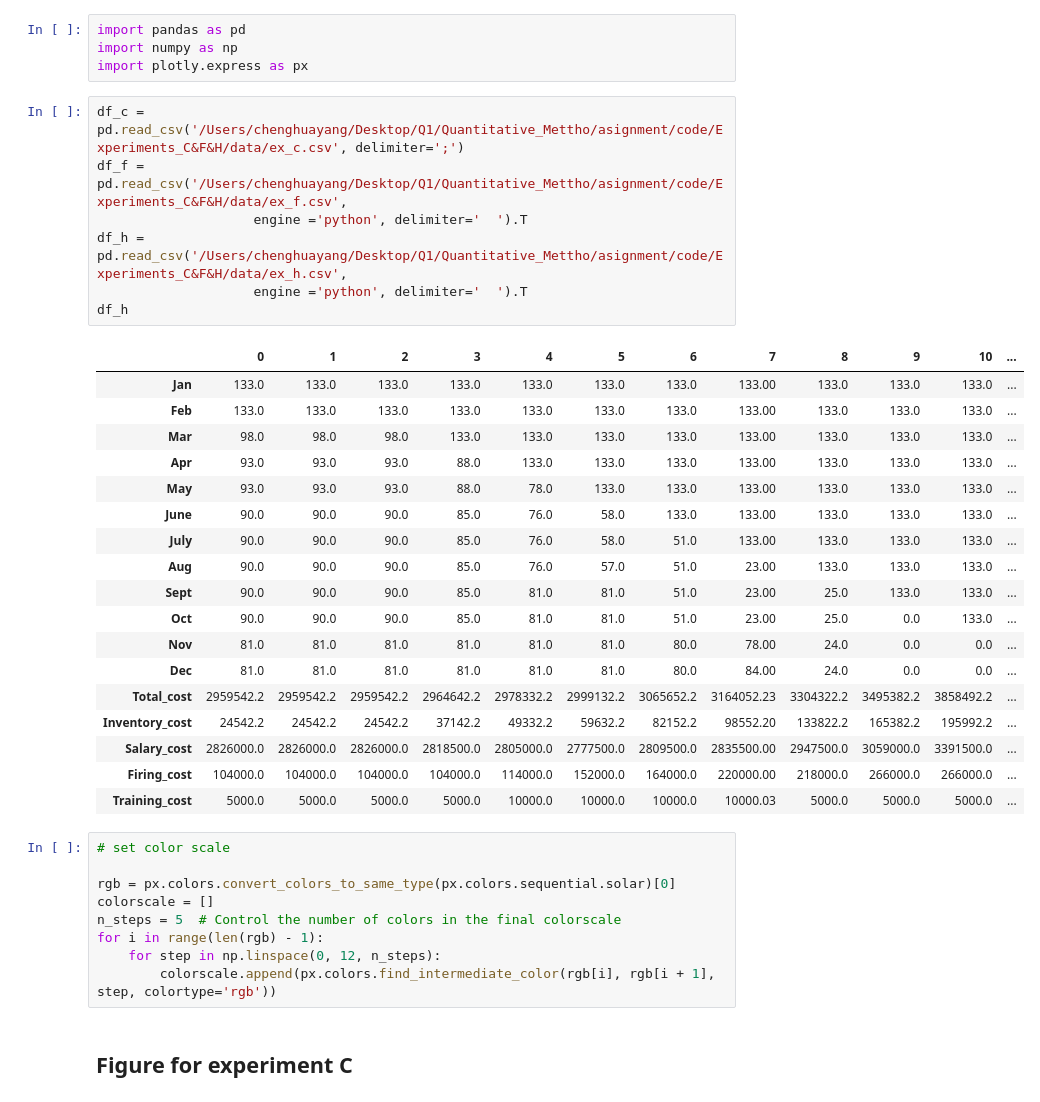
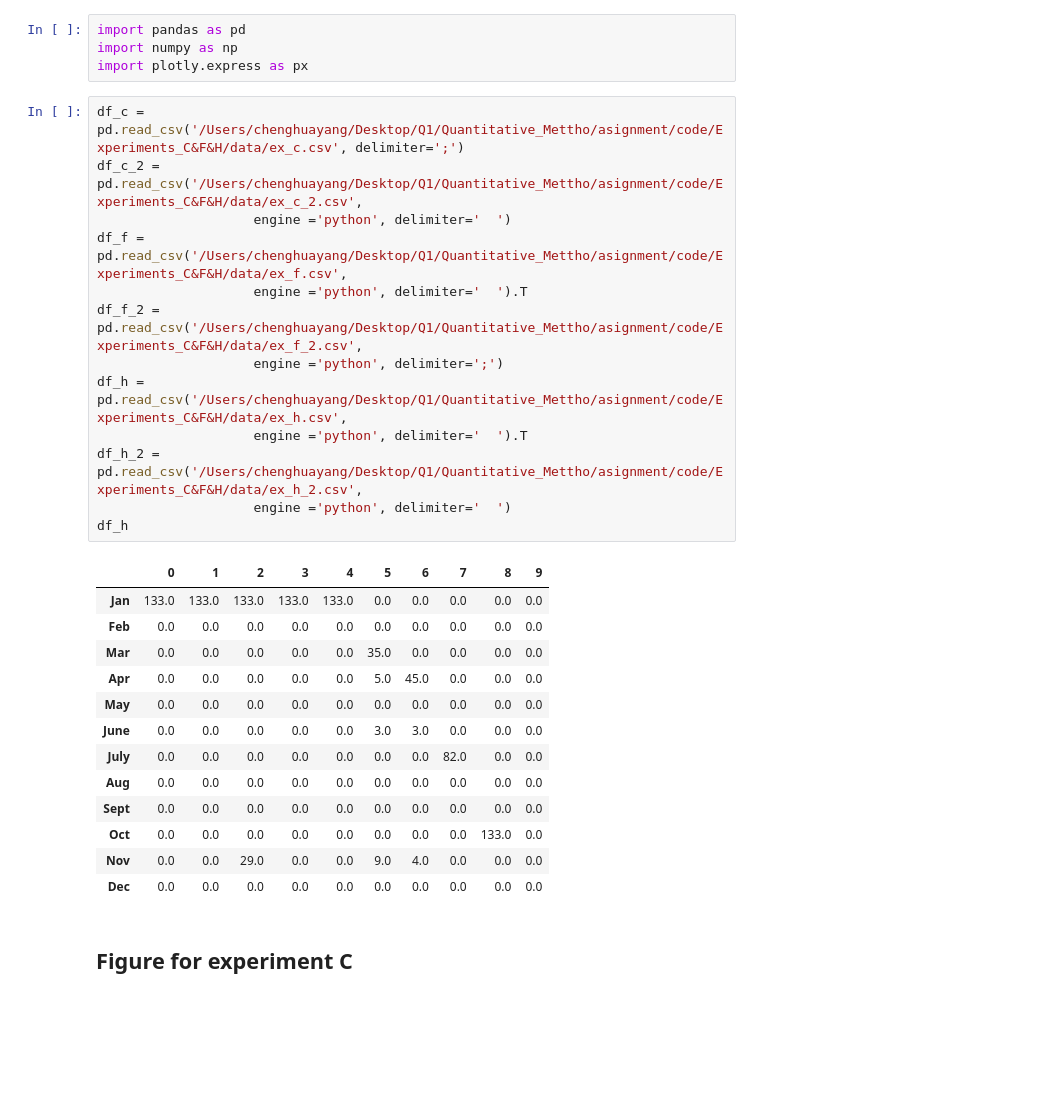
Before and after one commit to chenghuayang23/QML-Optimization-Modelling, a Jupyter notebook: Experiments_C&F&H/Visulization.ipynb, the cells around one changed output. Saved outputs shown, nothing was run; the diff lists cells and outputs as text; blank space fills up the shorter version.

```diff
--- a/Experiments_C&F&H/Visulization.ipynb
+++ b/Experiments_C&F&H/Visulization.ipynb
@@ -4,39 +4,31 @@ import numpy as np
 import plotly.express as px
 # %%
 df_c = pd.read_csv('/Users/chenghuayang/Desktop/Q1/Quantitative_Mettho/asignment/code/Experiments_C&F&H/data/ex_c.csv', delimiter=';')
+df_c_2 = pd.read_csv('/Users/chenghuayang/Desktop/Q1/Quantitative_Mettho/asignment/code/Experiments_C&F&H/data/ex_c_2.csv',
+                    engine ='python', delimiter='  ')
 df_f = pd.read_csv('/Users/chenghuayang/Desktop/Q1/Quantitative_Mettho/asignment/code/Experiments_C&F&H/data/ex_f.csv',
                     engine ='python', delimiter='  ').T
+df_f_2 = pd.read_csv('/Users/chenghuayang/Desktop/Q1/Quantitative_Mettho/asignment/code/Experiments_C&F&H/data/ex_f_2.csv',
+                    engine ='python', delimiter=';')
 df_h = pd.read_csv('/Users/chenghuayang/Desktop/Q1/Quantitative_Mettho/asignment/code/Experiments_C&F&H/data/ex_h.csv',
                     engine ='python', delimiter='  ').T
+df_h_2 = pd.read_csv('/Users/chenghuayang/Desktop/Q1/Quantitative_Mettho/asignment/code/Experiments_C&F&H/data/ex_h_2.csv',
+                    engine ='python', delimiter='  ')
 df_h
 # %% [output]
-|  | 0 | 1 | 2 | 3 | 4 | 5 | 6 | 7 | 8 | 9 | 10 | ... |
-| Jan | 133.0 | 133.0 | 133.0 | 133.0 | 133.0 | 133.0 | 133.0 | 133.00 | 133.0 | 133.0 | 133.0 | ... |
-| Feb | 133.0 | 133.0 | 133.0 | 133.0 | 133.0 | 133.0 | 133.0 | 133.00 | 133.0 | 133.0 | 133.0 | ... |
-| Mar | 98.0 | 98.0 | 98.0 | 133.0 | 133.0 | 133.0 | 133.0 | 133.00 | 133.0 | 133.0 | 133.0 | ... |
-| Apr | 93.0 | 93.0 | 93.0 | 88.0 | 133.0 | 133.0 | 133.0 | 133.00 | 133.0 | 133.0 | 133.0 | ... |
-| May | 93.0 | 93.0 | 93.0 | 88.0 | 78.0 | 133.0 | 133.0 | 133.00 | 133.0 | 133.0 | 133.0 | ... |
-| June | 90.0 | 90.0 | 90.0 | 85.0 | 76.0 | 58.0 | 133.0 | 133.00 | 133.0 | 133.0 | 133.0 | ... |
-| July | 90.0 | 90.0 | 90.0 | 85.0 | 76.0 | 58.0 | 51.0 | 133.00 | 133.0 | 133.0 | 133.0 | ... |
-| Aug | 90.0 | 90.0 | 90.0 | 85.0 | 76.0 | 57.0 | 51.0 | 23.00 | 133.0 | 133.0 | 133.0 | ... |
-| Sept | 90.0 | 90.0 | 90.0 | 85.0 | 81.0 | 81.0 | 51.0 | 23.00 | 25.0 | 133.0 | 133.0 | ... |
-| Oct | 90.0 | 90.0 | 90.0 | 85.0 | 81.0 | 81.0 | 51.0 | 23.00 | 25.0 | 0.0 | 133.0 | ... |
-| Nov | 81.0 | 81.0 | 81.0 | 81.0 | 81.0 | 81.0 | 80.0 | 78.00 | 24.0 | 0.0 | 0.0 | ... |
-| Dec | 81.0 | 81.0 | 81.0 | 81.0 | 81.0 | 81.0 | 80.0 | 84.00 | 24.0 | 0.0 | 0.0 | ... |
-| Total_cost | 2959542.2 | 2959542.2 | 2959542.2 | 2964642.2 | 2978332.2 | 2999132.2 | 3065652.2 | 3164052.23 | 3304322.2 | 3495382.2 | 3858492.2 | ... |
-| Inventory_cost | 24542.2 | 24542.2 | 24542.2 | 37142.2 | 49332.2 | 59632.2 | 82152.2 | 98552.20 | 133822.2 | 165382.2 | 195992.2 | ... |
-| Salary_cost | 2826000.0 | 2826000.0 | 2826000.0 | 2818500.0 | 2805000.0 | 2777500.0 | 2809500.0 | 2835500.00 | 2947500.0 | 3059000.0 | 3391500.0 | ... |
-| Firing_cost | 104000.0 | 104000.0 | 104000.0 | 104000.0 | 114000.0 | 152000.0 | 164000.0 | 220000.00 | 218000.0 | 266000.0 | 266000.0 | ... |
-| Training_cost | 5000.0 | 5000.0 | 5000.0 | 5000.0 | 10000.0 | 10000.0 | 10000.0 | 10000.03 | 5000.0 | 5000.0 | 5000.0 | ... |
+|  | 0 | 1 | 2 | 3 | 4 | 5 | 6 | 7 | 8 | 9 |
+| Jan | 133.0 | 133.0 | 133.0 | 133.0 | 133.0 | 0.0 | 0.0 | 0.0 | 0.0 | 0.0 |
+| Feb | 0.0 | 0.0 | 0.0 | 0.0 | 0.0 | 0.0 | 0.0 | 0.0 | 0.0 | 0.0 |
+| Mar | 0.0 | 0.0 | 0.0 | 0.0 | 0.0 | 35.0 | 0.0 | 0.0 | 0.0 | 0.0 |
+| Apr | 0.0 | 0.0 | 0.0 | 0.0 | 0.0 | 5.0 | 45.0 | 0.0 | 0.0 | 0.0 |
+| May | 0.0 | 0.0 | 0.0 | 0.0 | 0.0 | 0.0 | 0.0 | 0.0 | 0.0 | 0.0 |
+| June | 0.0 | 0.0 | 0.0 | 0.0 | 0.0 | 3.0 | 3.0 | 0.0 | 0.0 | 0.0 |
+| July | 0.0 | 0.0 | 0.0 | 0.0 | 0.0 | 0.0 | 0.0 | 82.0 | 0.0 | 0.0 |
+| Aug | 0.0 | 0.0 | 0.0 | 0.0 | 0.0 | 0.0 | 0.0 | 0.0 | 0.0 | 0.0 |
+| Sept | 0.0 | 0.0 | 0.0 | 0.0 | 0.0 | 0.0 | 0.0 | 0.0 | 0.0 | 0.0 |
+| Oct | 0.0 | 0.0 | 0.0 | 0.0 | 0.0 | 0.0 | 0.0 | 0.0 | 133.0 | 0.0 |
+| Nov | 0.0 | 0.0 | 29.0 | 0.0 | 0.0 | 9.0 | 4.0 | 0.0 | 0.0 | 0.0 |
+| Dec | 0.0 | 0.0 | 0.0 | 0.0 | 0.0 | 0.0 | 0.0 | 0.0 | 0.0 | 0.0 |
-# %%
-# set color scale
-
-rgb = px.colors.convert_colors_to_same_type(px.colors.sequential.solar)[0]
-colorscale = []
-n_steps = 5  # Control the number of colors in the final colorscale
-for i in range(len(rgb) - 1):
-    for step in np.linspace(0, 12, n_steps):
-        colorscale.append(px.colors.find_intermediate_color(rgb[i], rgb[i + 1], step, colortype='rgb'))
 # %% [markdown]
 ## Figure for experiment C
 # %%
```
Also changed, not shown: parts of 5 cells of this notebook, 18 other files.
